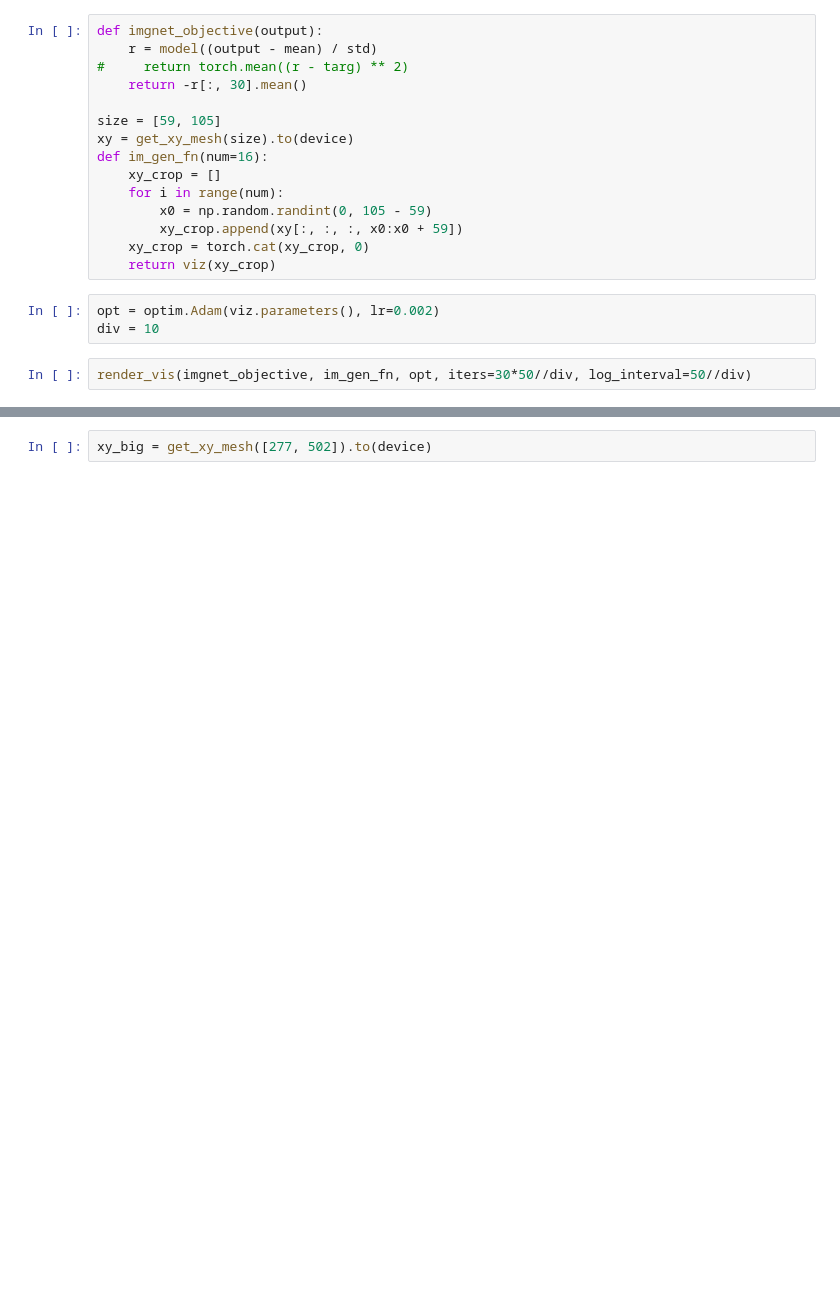
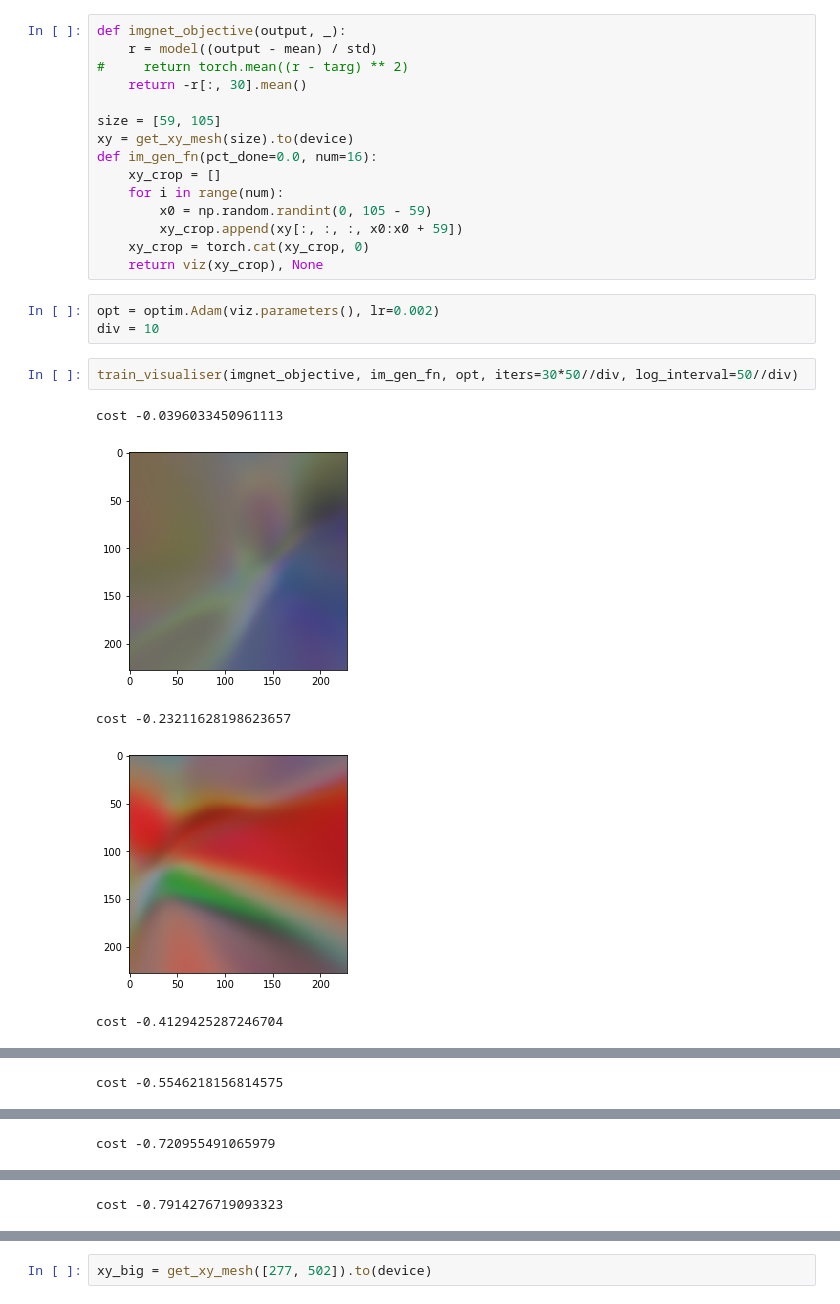
Before and after one commit to nlml/dreamz, a Jupyter notebook: examples/cppn_with_upsample.ipynb, the cells around one changed output, grey strips where cells are left out. Saved outputs shown, nothing was run; the diff lists cells and outputs as text; blank space fills up the shorter version.

```diff
--- a/examples/cppn_with_upsample.ipynb
+++ b/examples/cppn_with_upsample.ipynb
@@ -81,20 +38,26 @@ viz = Net(base, reps=1).to(device)
 # %%
-def imgnet_objective(output):
+def imgnet_objective(output, _):
     r = model((output - mean) / std)
 #     return torch.mean((r - targ) ** 2)
     return -r[:, 30].mean()
 
 size = [59, 105]
 xy = get_xy_mesh(size).to(device)
-def im_gen_fn(num=16):
+def im_gen_fn(pct_done=0.0, num=16):
     xy_crop = []
     for i in range(num):
         x0 = np.random.randint(0, 105 - 59)
         xy_crop.append(xy[:, :, :, x0:x0 + 59])
     xy_crop = torch.cat(xy_crop, 0)
-    return viz(xy_crop)
+    return viz(xy_crop), None
 # %%
 opt = optim.Adam(viz.parameters(), lr=0.002)
 div = 10
 # %%
-render_vis(imgnet_objective, im_gen_fn, opt, iters=30*50//div, log_interval=50//div)
+train_visualiser(imgnet_objective, im_gen_fn, opt, iters=30*50//div, log_interval=50//div)
+# %% [output]
+cost -0.0396033450961113
+[figure, added]
+cost -0.23211628198623657
+[figure, added]
+cost -0.4129425287246704
@@ -100,0 +65 @@ render_vis(imgnet_objective, im_gen_fn, opt, iters=30*50//div, log_interval=50//
+cost -0.5546218156814575
@@ -100,0 +67 @@ render_vis(imgnet_objective, im_gen_fn, opt, iters=30*50//div, log_interval=50//
+cost -0.720955491065979
@@ -100,0 +69 @@ render_vis(imgnet_objective, im_gen_fn, opt, iters=30*50//div, log_interval=50//
+cost -0.7914276719093323
```
Also changed, not shown: parts of 12 cells of this notebook, 6 other files.
